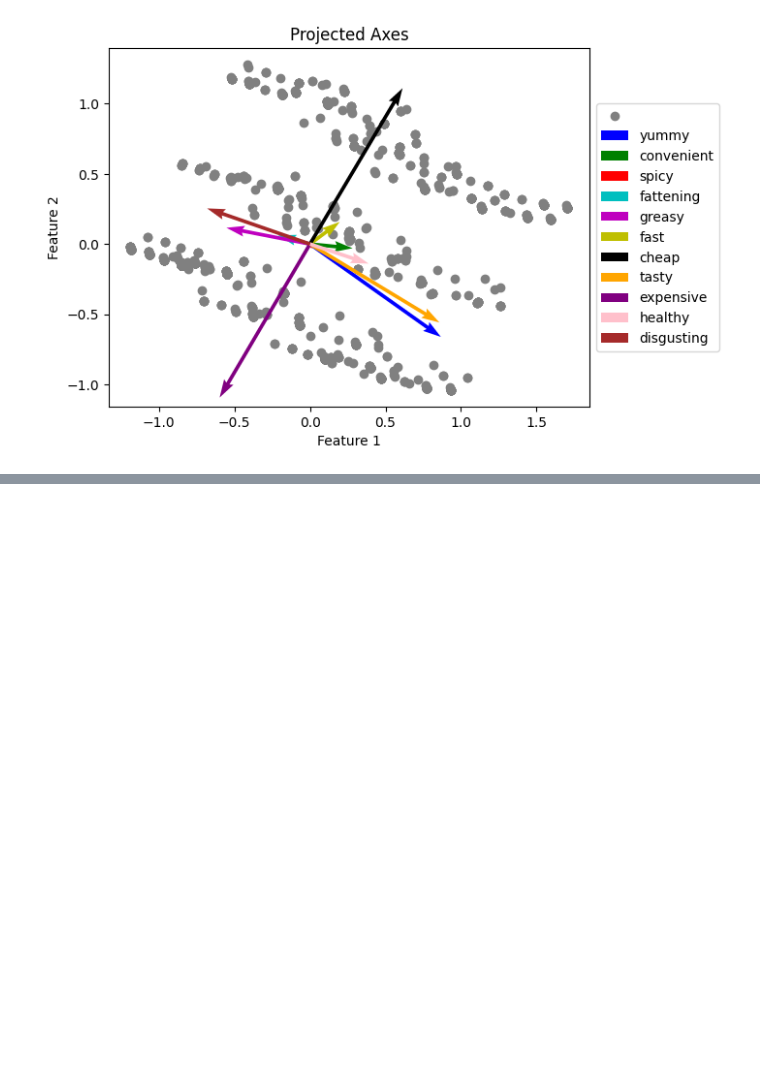
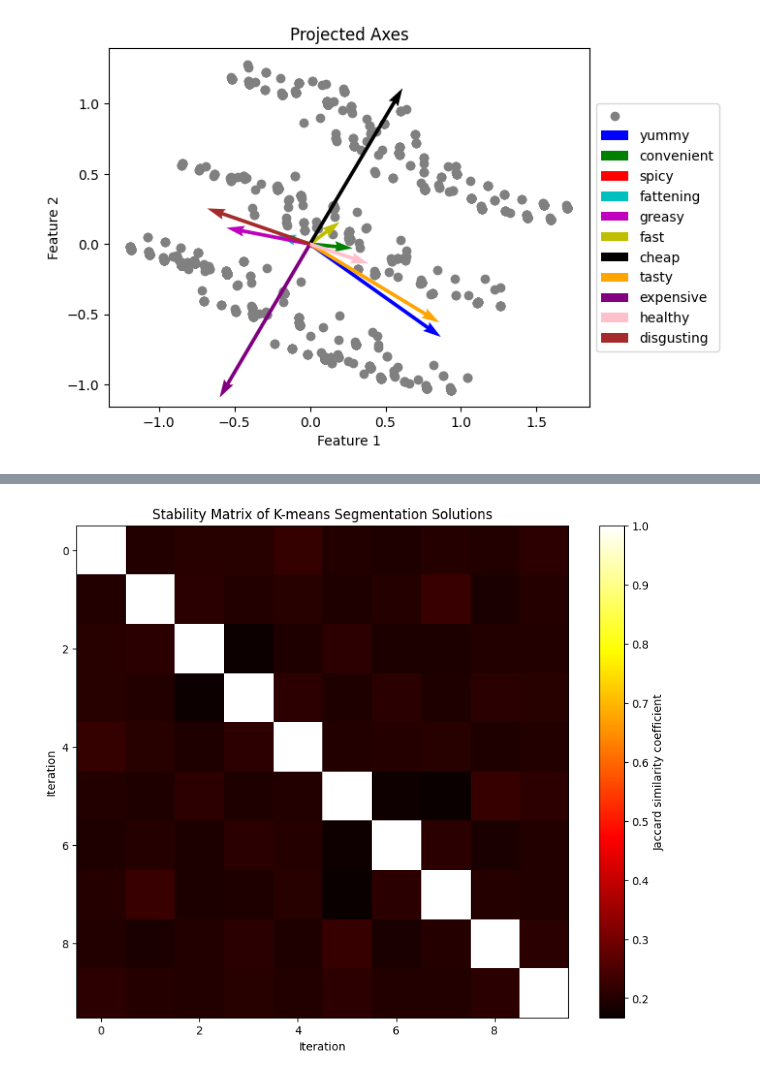
Before and after one commit to Hemant-Dua/Fast-Food-Case-Study, a Jupyter notebook: main.ipynb, the cells around one changed output, grey strips where cells are left out. Cells and saved outputs as stored; diff of their text form; code cells hidden in the pictures; blank space fills up the shorter version.

```diff
--- a/main.ipynb
+++ b/main.ipynb
@@ -172,0 +227,42 @@ plt.show()
+# %%
+# Global stability of k-means segmentation solutions for the fast food data set
+# Extracting the relevant columns from the DataFrame
+data = df[["yummy", "convenient", "spicy", "fattening", "greasy", "fast", "cheap", "tasty", "expensive", "healthy", "disgusting"]]
+
+# Define the number of bootstrap iterations
+n_iterations = 10
+
+# Define the number of clusters for K-means
+n_clusters = 5
+
+# Initialize a list to store cluster assignments for each iteration
+cluster_assignments = []
+
+# Perform bootstrap resampling
+for i in range(n_iterations):
+    # Generate a bootstrap sample (sampling with replacement)
+    bootstrap_sample = data.sample(frac=1, replace=True, random_state=i)
+
+    # Run K-means clustering on the bootstrap sample
+    kmeans = KMeans(n_clusters=n_clusters, random_state=0).fit(bootstrap_sample)
+
+    # Store the cluster assignments
+    cluster_assignments.append(kmeans.labels_)
+
+# Compute the stability matrix
+stability_matrix = np.zeros((n_iterations, n_iterations))
+for i in range(n_iterations):
+    for j in range(n_iterations):
+        # Compute the Jaccard similarity coefficient between cluster assignments
+        stability_matrix[i, j] = np.mean(cluster_assignments[i] == cluster_assignments[j])
+
+# Plot the stability matrix
+plt.figure(figsize=(10, 8))
+plt.imshow(stability_matrix, cmap='hot', interpolation='nearest')
+plt.title('Stability Matrix of K-means Segmentation Solutions')
+plt.xlabel('Iteration')
+plt.ylabel('Iteration')
+plt.colorbar(label='Jaccard similarity coefficient')
+plt.show()
+# %% [output]
+[figure, added]
```
Also changed, not shown: parts of 9 cells of this notebook.
